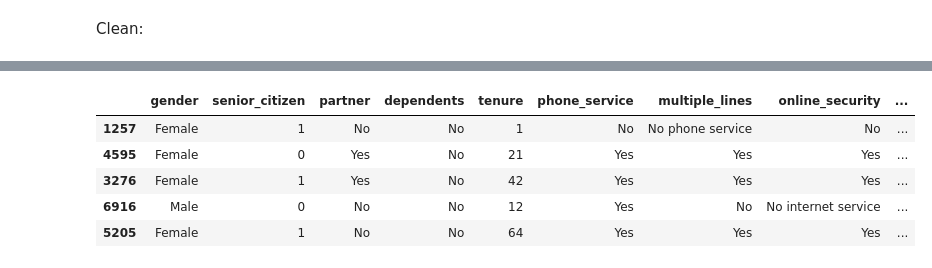
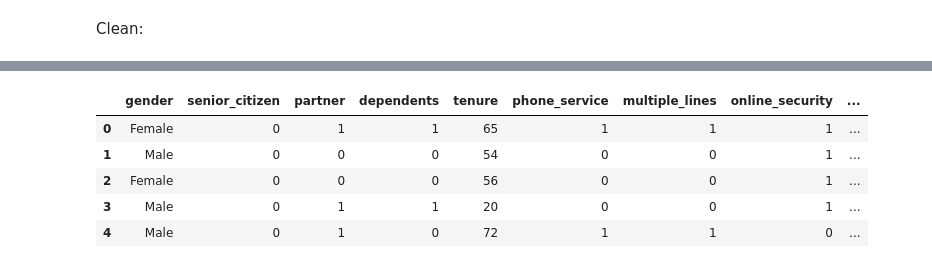
Before and after one commit to Jason-Tellez/classification-project, a Jupyter notebook: first-notebook.ipynb, the cells around one changed output, grey strips where cells are left out. Drawn from its saved outputs; the diff is of its cells as text; code cells hidden in the pictures.

```diff
--- a/first-notebook.ipynb
+++ b/first-notebook.ipynb
@@ -237,0 +163,3 @@ Name: total_charges, Length: 7043, dtype: object
+# %%
+# total_charges replace non-numeric values with str '0' and cast to float dtype
+df.total_charges = df.total_charges.str.replace(' ','0.00').astype(float)
@@ -237,0 +168,8 @@ Name: total_charges, Length: 7043, dtype: object
+# %%
+# convert ['Yes','No'] outcomes to binary
+df = df.replace({'paperless_billing': {'Yes': 1, 'No': 0}})
+df = df.replace({'partner': {'Yes': 1, 'No': 0}})
+df = df.replace({'dependents': {'Yes': 1, 'No': 0}})
+df = df.replace({'phone_service': {'Yes': 1, 'No': 0}})
+df = df.replace({'churn': {'Yes': 1, 'No': 0}})
+df = df.replace({'churn': {'Yes': 1, 'No': 0}})
@@ -238,9 +219,2 @@ Name: total_charges, Length: 7043, dtype: object
 # %% [markdown]
 Clean:
-# %%
-# Tidy: total_charges replace non-numeric values with str '0'
-df.total_charges = df.total_charges.str.replace(' ','0')
-# casts total_charges dtype to float
-df.total_charges = df.total_charges.astype(float)
-# Tidy: drop duplicate rows
-df = df.loc[:,~df.columns.duplicated()]
@@ -253,3 +224,12 @@ df = df.replace({'paperless_billing': {'Yes': 1, 'No': 0}})
 df = df.replace({'partner': {'Yes': 1, 'No': 0}})
 df = df.replace({'dependents': {'Yes': 1, 'No': 0}})
 df = df.replace({'phone_service': {'Yes': 1, 'No': 0}})
+df = df.replace({'churn': {'Yes': 1, 'No': 0}})
+df = df.replace({'multiple_lines': {'Yes': 1, 'No': 0, 'No phone service': 0}})
+df = df.replace({'online_security': {'Yes': 1, 'No': 0, 'No internet service': 0}})
+df = df.replace({'device_protection': {'Yes': 1, 'No': 0, 'No internet service': 0}})
+df = df.replace({'tech_support': {'Yes': 1, 'No': 0, 'No internet service': 0}})
+df = df.replace({'streaming_tv': {'Yes': 1, 'No': 0, 'No internet service': 0}})
+df = df.replace({'streaming_movies': {'Yes': 1, 'No': 0, 'No internet service': 0}})
+
+df.drop(columns='customer_id', inplace=True)
@@ -270,9 +236,9 @@ df = df.replace({'phone_service': {'Yes': 1, 'No': 0}})
 # %%
-df.sample(5)
+df.head(5)
 # %% [output]
 |  | gender | senior_citizen | partner | dependents | tenure | phone_service | multiple_lines | online_security | ... |
-| 1257 | Female | 1 | No | No | 1 | No | No phone service | No | ... |
-| 4595 | Female | 0 | Yes | No | 21 | Yes | Yes | Yes | ... |
-| 3276 | Female | 1 | Yes | No | 42 | Yes | Yes | Yes | ... |
-| 6916 | Male | 0 | No | No | 12 | Yes | No | No internet service | ... |
-| 5205 | Female | 1 | No | No | 64 | Yes | Yes | Yes | ... |
+| 0 | Female | 0 | 1 | 1 | 65 | 1 | 1 | 1 | ... |
+| 1 | Male | 0 | 0 | 0 | 54 | 0 | 0 | 1 | ... |
+| 2 | Female | 0 | 0 | 0 | 56 | 0 | 0 | 1 | ... |
+| 3 | Male | 0 | 1 | 1 | 20 | 0 | 0 | 1 | ... |
+| 4 | Male | 0 | 1 | 0 | 72 | 1 | 1 | 0 | ... |
```
Also changed, not shown: parts of 32 cells of this notebook.
